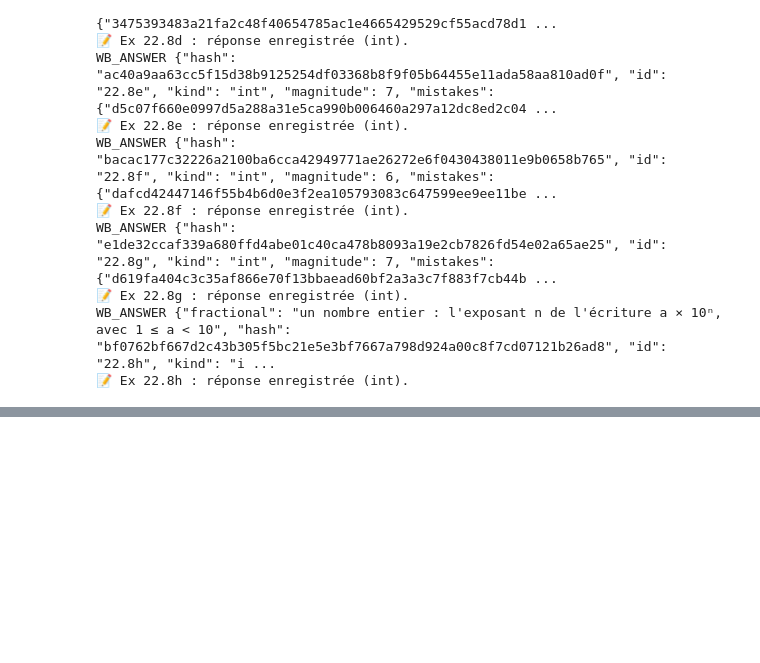
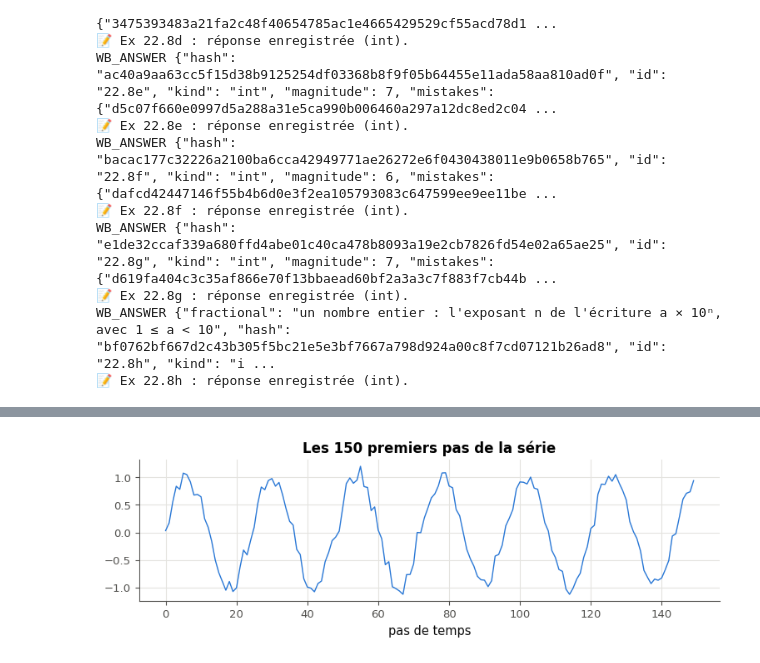
Before and after one commit to cemah2/workbookIA, a Jupyter notebook: chapitres/ch22_rnn/05_solutions.ipynb, the cells around one changed output, grey strips where cells are left out. Drawn from its saved outputs; the diff is of its cells as text; code cells hidden in the pictures; blank space fills up the shorter version.

```diff
--- a/chapitres/ch22_rnn/05_solutions.ipynb
+++ b/chapitres/ch22_rnn/05_solutions.ipynb
@@ -628,0 +869,12 @@ WB_ANSWER {"fractional": "un nombre entier : l'exposant n de l'écriture a × 10
+# %%
+from sklearn.exceptions import ConvergenceWarning
+from sklearn.neural_network import MLPRegressor
+
+T_14, WAVE_14 = wb.synth.noisy_sine(n=1200, freq=1 / 24, noise=0.1, t_max=1199, seed=2214)   # period: 24 steps
+fig, ax = plt.subplots(figsize=(9, 2.2))
+ax.plot(T_14[:150], WAVE_14[:150], lw=1)
+ax.set_xlabel("pas de temps")
+ax.set_title("Les 150 premiers pas de la série")
+plt.show()
+# %% [output]
+[figure, added]
```
Also changed, not shown: parts of 80 cells of this notebook, 6 other files.
